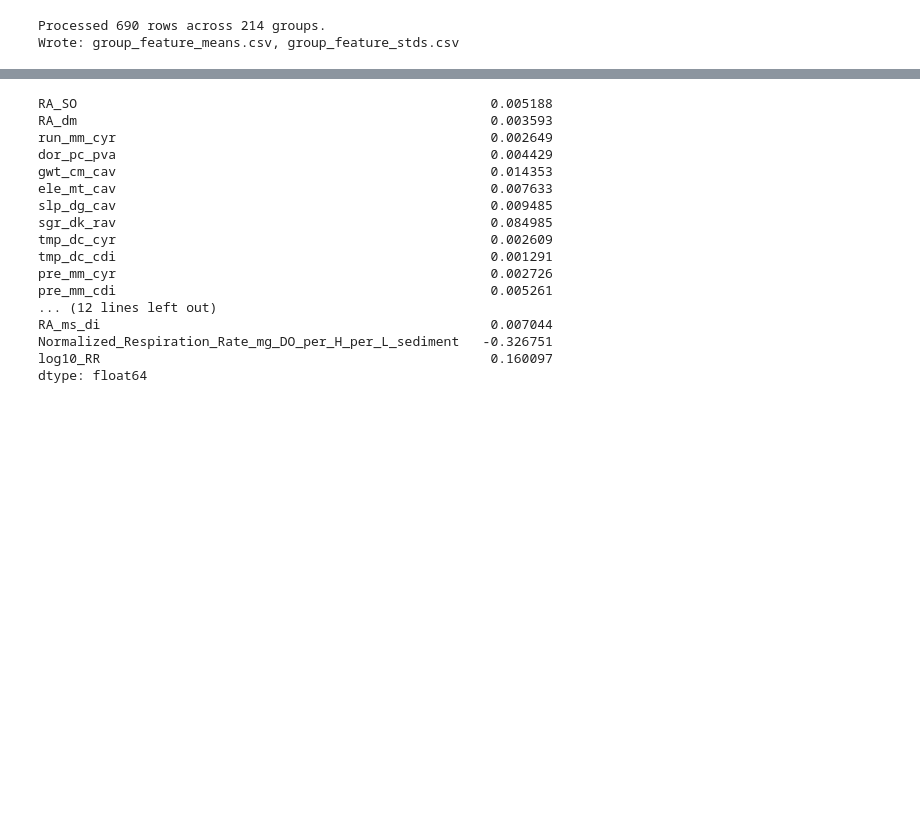
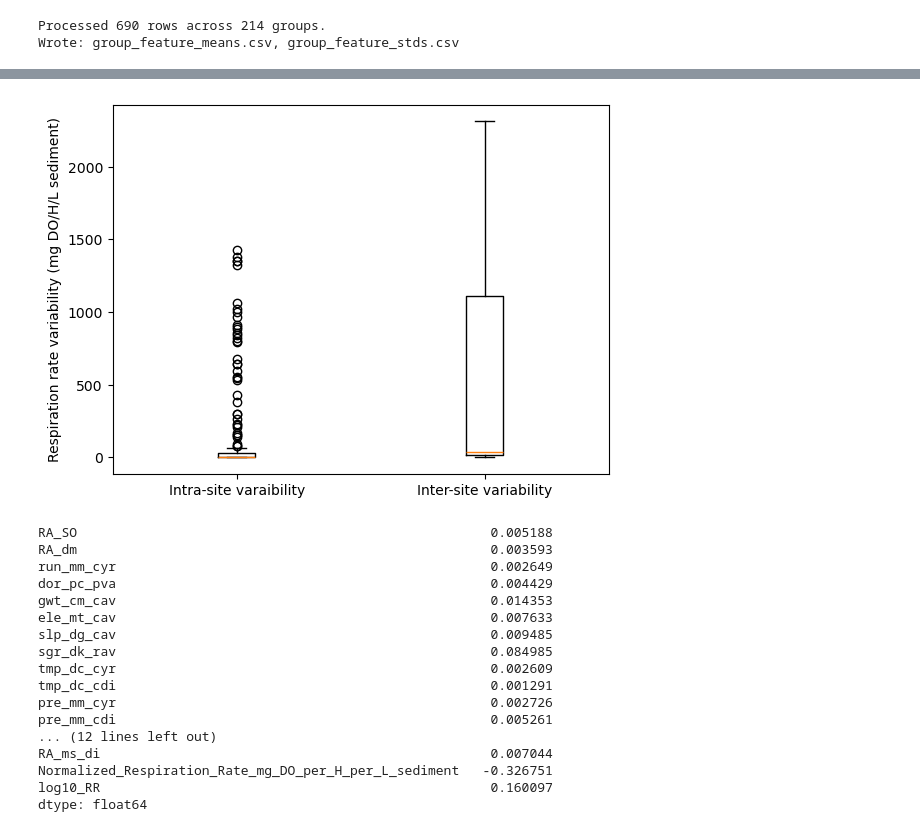
Before and after one commit to WHONDRS-Hub/ICON-ModEx_Open_Manuscript, a Jupyter notebook: fig-group-variance/explore-feature-variability.ipynb, the cells around one changed output, grey strips where cells are left out. Saved outputs shown, nothing was run; the diff lists cells and outputs as text; code cells hidden in the pictures; blank space fills up the shorter version.

```diff
--- a/fig-group-variance/explore-feature-variability.ipynb
+++ b/fig-group-variance/explore-feature-variability.ipynb
@@ -47,3 +71,15 @@ Wrote: group_feature_means.csv, group_feature_stds.csv
+# %%
+not_nan_flag = ~np.isnan(stds["Normalized_Respiration_Rate_mg_DO_per_H_per_L_sediment"].values)
+data_to_plot = [
+    stds["Normalized_Respiration_Rate_mg_DO_per_H_per_L_sediment"].values[not_nan_flag],
+    list_inter_site_variances
+]
+labels_to_plot = ["Intra-site varaibility", "Inter-site variability"]
+plt.boxplot(data_to_plot, tick_labels=labels_to_plot)
+plt.ylabel('Respiration rate variability (mg DO/H/L sediment)')
+plt.show()
+# %% [output]
+[figure, added]
 # %%
 # The .sum() adds up the stds and means over all rows.
 # For stds.sum(), this means add up all the standard deviations
```
Also changed, not shown: parts of 5 cells of this notebook.
